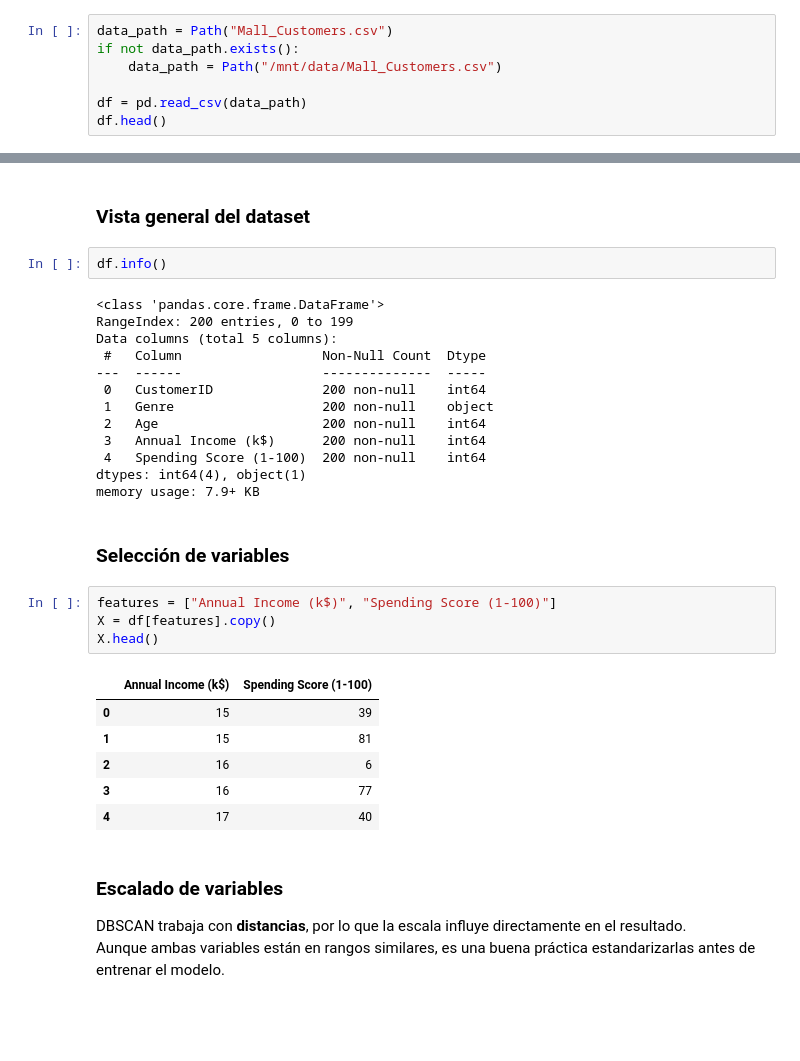
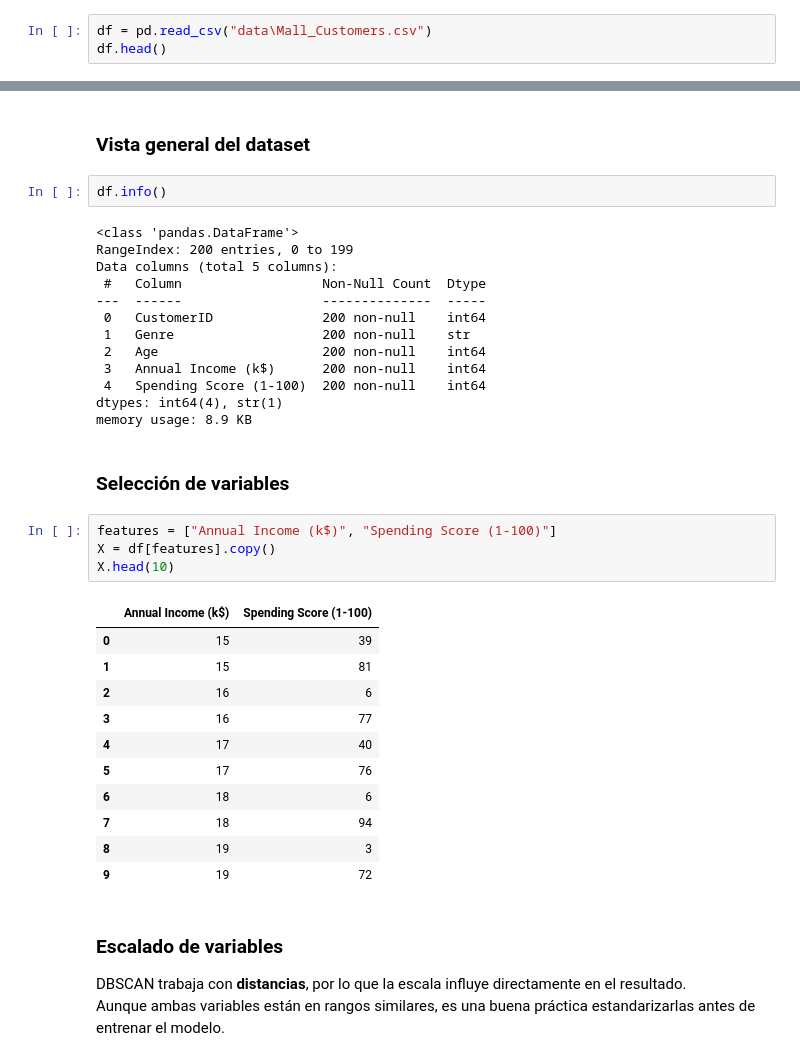
Before and after one commit to Manuel-Carreno/DBSCAN_expo, a Jupyter notebook: DBSCAN_terminado.ipynb, the cells around one changed output, grey strips where cells are left out. Saved outputs shown, nothing was run; the diff lists cells and outputs as text; blank space fills up the shorter version.

```diff
--- a/DBSCAN_terminado.ipynb
+++ b/DBSCAN_terminado.ipynb
@@ -95,9 +93,5 @@ Matplotlib is building the font cache; this may take a moment.
 # %%
-data_path = Path("Mall_Customers.csv")
-if not data_path.exists():
-    data_path = Path("/mnt/data/Mall_Customers.csv")
-
-df = pd.read_csv(data_path)
+df = pd.read_csv("data\Mall_Customers.csv")
 df.head()
 # %% [output]
 |  | CustomerID | Genre | Age | Annual Income (k$) | Spending Score (1-100) |
@@ -111,31 +105,36 @@ df.head()
 # %%
 df.info()
 # %% [output]
-<class 'pandas.core.frame.DataFrame'>
+<class 'pandas.DataFrame'>
 RangeIndex: 200 entries, 0 to 199
 Data columns (total 5 columns):
  #   Column                  Non-Null Count  Dtype
 ---  ------                  --------------  -----
  0   CustomerID              200 non-null    int64
- 1   Genre                   200 non-null    object
+ 1   Genre                   200 non-null    str
  2   Age                     200 non-null    int64
  3   Annual Income (k$)      200 non-null    int64
  4   Spending Score (1-100)  200 non-null    int64
-dtypes: int64(4), object(1)
-memory usage: 7.9+ KB
+dtypes: int64(4), str(1)
+memory usage: 8.9 KB
 # %% [markdown]
 ### Selección de variables
 # %%
 features = ["Annual Income (k$)", "Spending Score (1-100)"]
 X = df[features].copy()
-X.head()
+X.head(10)
 # %% [output]
 |  | Annual Income (k$) | Spending Score (1-100) |
 | 0 | 15 | 39 |
 | 1 | 15 | 81 |
 | 2 | 16 | 6 |
 | 3 | 16 | 77 |
 | 4 | 17 | 40 |
+| 5 | 17 | 76 |
+| 6 | 18 | 6 |
+| 7 | 18 | 94 |
+| 8 | 19 | 3 |
+| 9 | 19 | 72 |
 # %% [markdown]
 ### Escalado de variables
 
```
Also changed, not shown: parts of 14 cells of this notebook.
